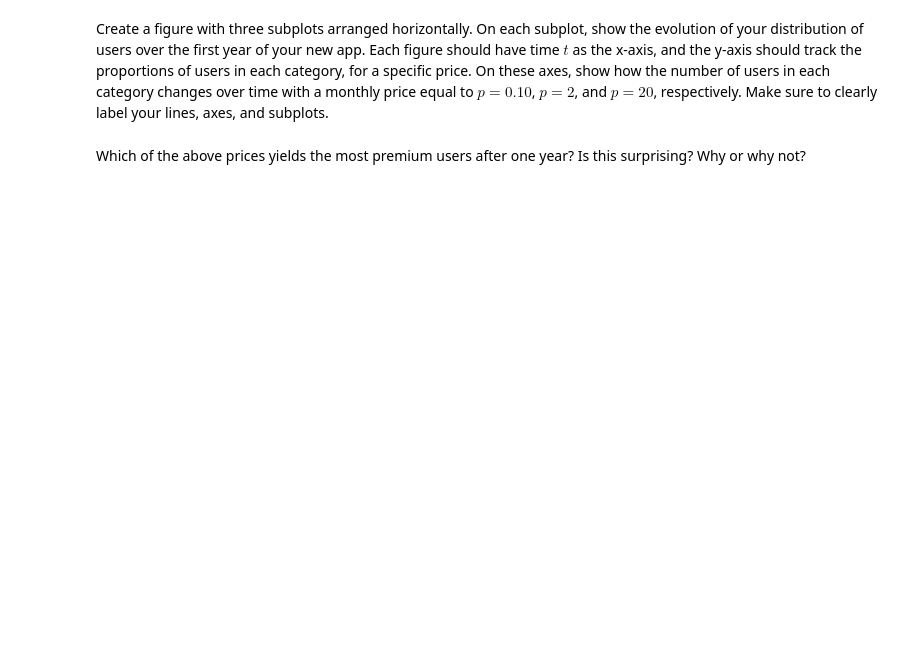
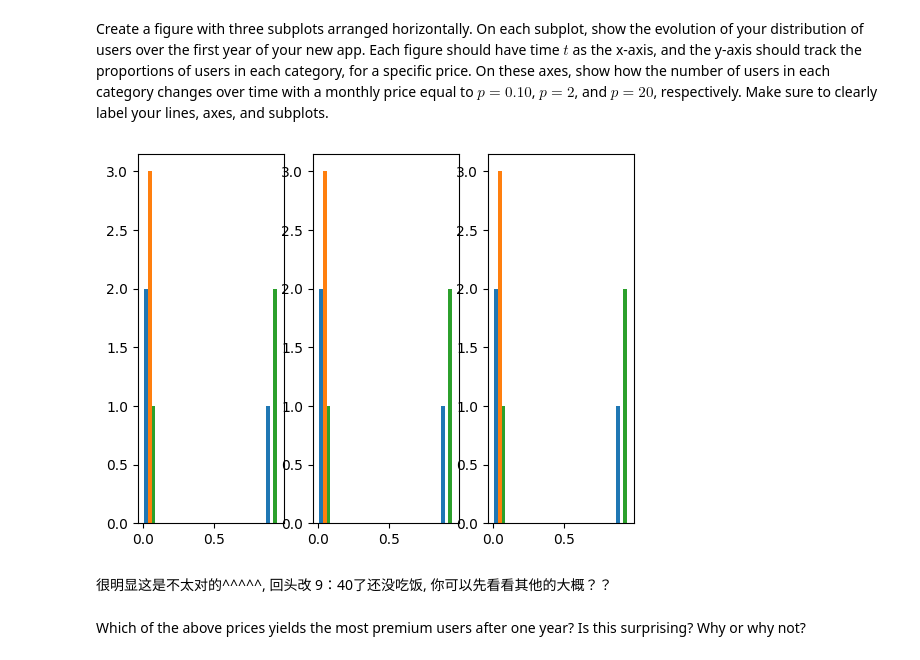
Before and after one commit to tonyliang19/ECON323_2023_Spring, a Jupyter notebook: problem_sets/problem_set_4_Luo_Liang.ipynb, the cells around one changed output. Drawn from its saved outputs; the diff is of its cells as text; code cells hidden in the pictures; blank space fills up the shorter version.

```diff
--- a/problem_sets/problem_set_4_Luo_Liang.ipynb
+++ b/problem_sets/problem_set_4_Luo_Liang.ipynb
@@ -266,6 +270,6 @@ Write another function called `iterate` that takes as arguments $p$ and $t$, whe
 # %%
 # your code here
-def transition_matirx(p):
+def transition_matrix(p):
     p_fp = 0.95 - (0.05  / (1+p))
     matrix = np.array([[0.95, 0.05, 0],
                        [0.05, 0.95 - p_fp, p_fp],
@@ -275,5 +279,14 @@ def transition_matirx(p):
 Create a figure with three subplots arranged horizontally. On each subplot, show the evolution of your distribution of users over the first year of your new app. Each figure should have time $t$ as the x-axis, and the y-axis should track the proportions of users in each category, for a specific price. On these axes, show how the number of users in each category changes over time with a monthly price equal to $p=0.10$, $p=2$, and $p=20$, respectively. Make sure to clearly label your lines, axes, and subplots.
 # %%
 # your code here
+time = np.linspace(1, 12, 12)
+fig, ax = plt.subplots(1, 3)
+prices = [0.10, 2, 20]
+for i, price in enumerate(prices):
+    ax[i].hist(transition_matrix(p=price))
+# %% [output]
+[figure, added]
+# %% [markdown]
+很明显这是不太对的^^^^^, 回头改 9：40了还没吃饭, 你可以先看看其他的大概？？
 # %% [markdown]
 Which of the above prices yields the most premium users after one year? Is this surprising? Why or why not?
```
Also changed, not shown: parts of 1 cell of this notebook.
